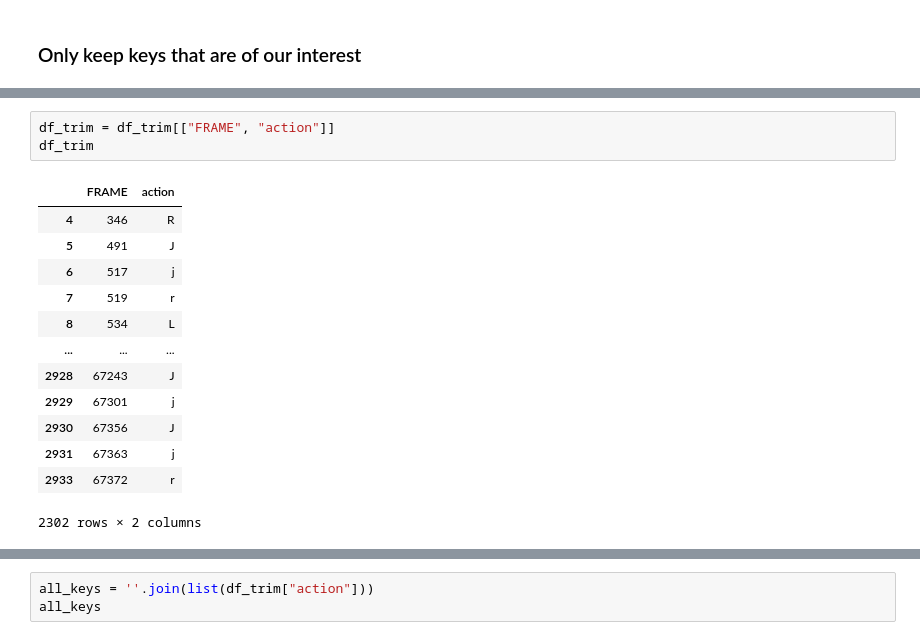
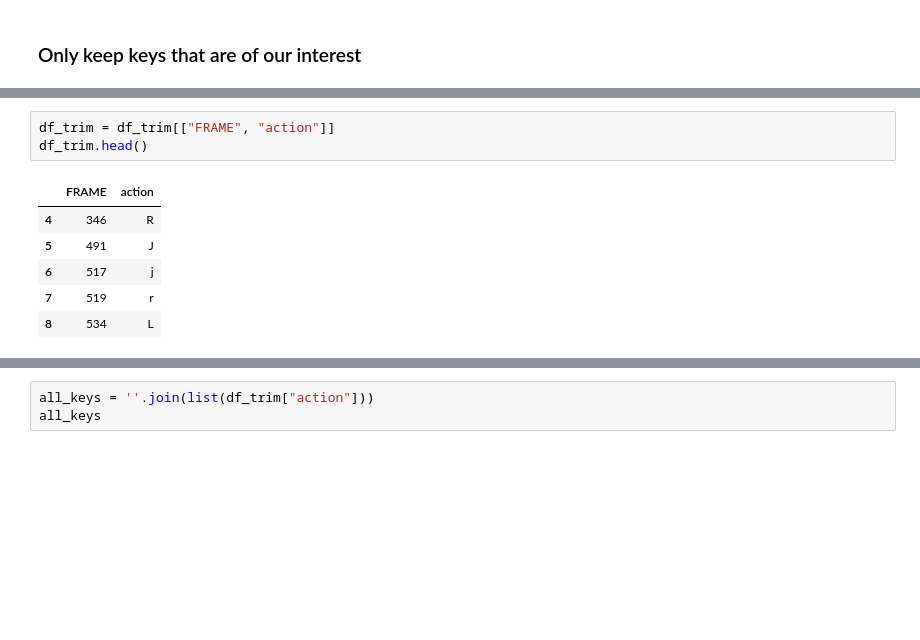
Before and after one commit to Amustache/Projet-Gameplay, a Jupyter notebook: wip/kevin/Stache's.ipynb, the cells around one changed output, grey strips where cells are left out. Saved outputs shown, nothing was run; the diff lists cells and outputs as text; blank space fills up the shorter version.

```diff
--- a/wip/kevin/Stache's.ipynb
+++ b/wip/kevin/Stache's.ipynb
@@ -53,17 +40,10 @@ See the caveats in the documentation: https://pandas.pydata.org/pandas-docs/stab
 # %%
 df_trim = df_trim[["FRAME", "action"]]
-df_trim
+df_trim.head()
 # %% [output]
 |  | FRAME | action |
 | 4 | 346 | R |
 | 5 | 491 | J |
 | 6 | 517 | j |
 | 7 | 519 | r |
 | 8 | 534 | L |
-| ... | ... | ... |
-| 2928 | 67243 | J |
-| 2929 | 67301 | j |
-| 2930 | 67356 | J |
-| 2931 | 67363 | j |
-| 2933 | 67372 | r |
-2302 rows × 2 columns
```
Also changed, not shown: parts of 14 cells of this notebook.
